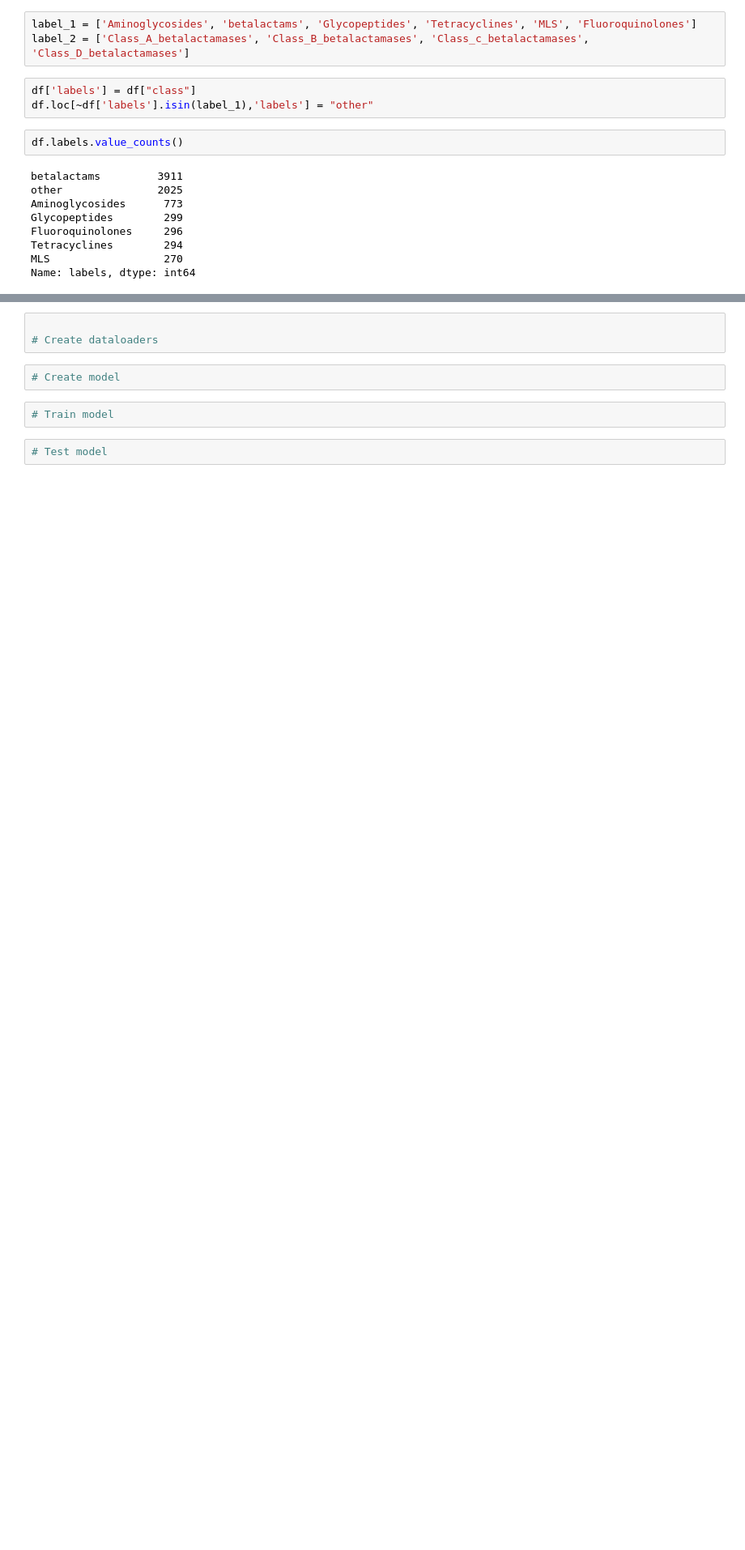
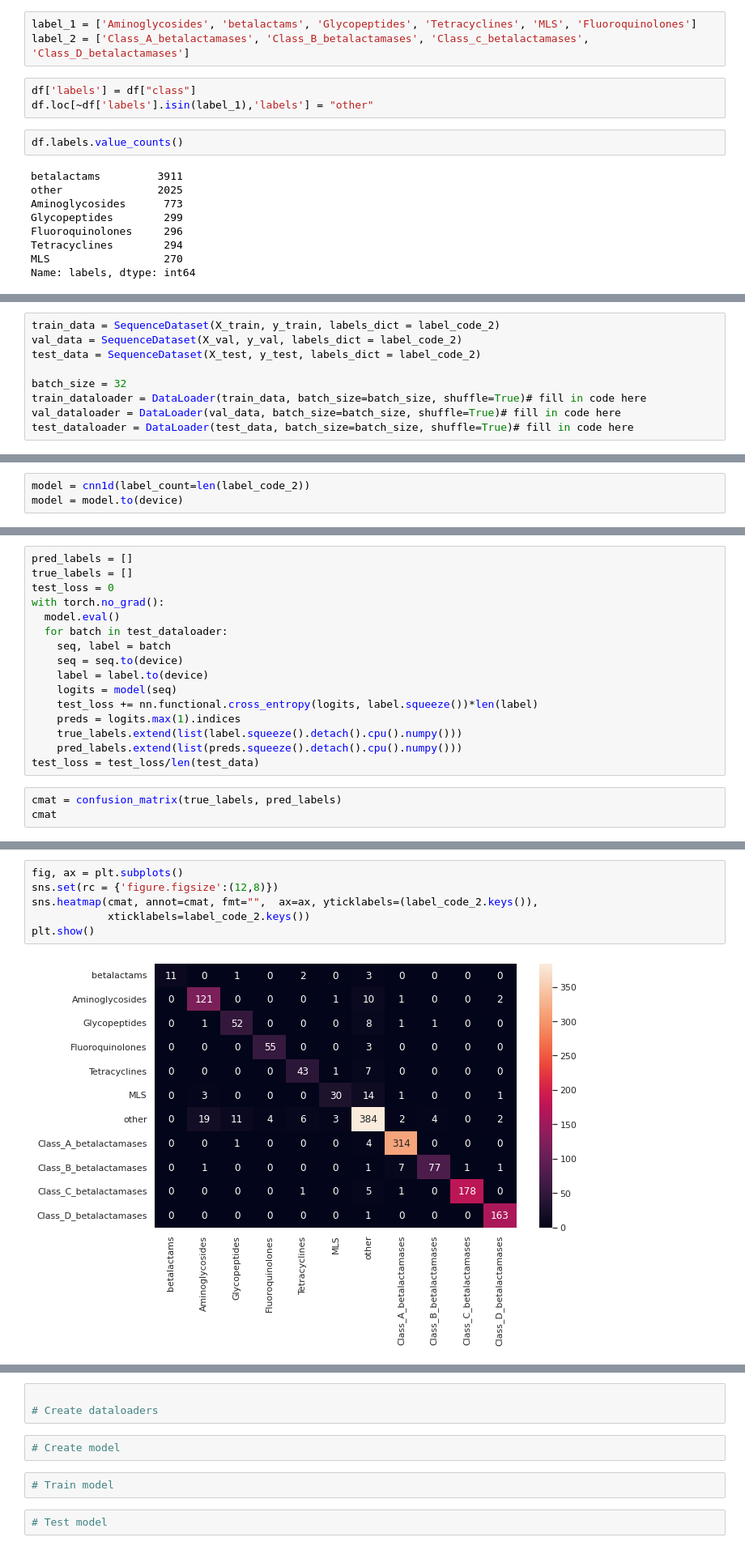
Before and after one commit to bhaweshiitk/20.C51_project, a Jupyter notebook: 20_C51_Graduate_Project.ipynb, the cells around one changed output, grey strips where cells are left out. Shown at 81% size. Saved outputs shown, nothing was run; the diff lists cells and outputs as text; blank space fills up the shorter version.

```diff
--- a/20_C51_Graduate_Project.ipynb
+++ b/20_C51_Graduate_Project.ipynb
@@ -159,0 +463,9 @@ X.shape, y.shape
+# %%
+train_data = SequenceDataset(X_train, y_train, labels_dict = label_code_2)
+val_data = SequenceDataset(X_val, y_val, labels_dict = label_code_2)
+test_data = SequenceDataset(X_test, y_test, labels_dict = label_code_2)
+
+batch_size = 32
+train_dataloader = DataLoader(train_data, batch_size=batch_size, shuffle=True)# fill in code here
+val_dataloader = DataLoader(val_data, batch_size=batch_size, shuffle=True)# fill in code here
+test_dataloader = DataLoader(test_data, batch_size=batch_size, shuffle=True)# fill in code here
@@ -159,0 +476,3 @@ X.shape, y.shape
+# %%
+model = cnn1d(label_count=len(label_code_2))
+model = model.to(device)
@@ -159,0 +531,19 @@ X.shape, y.shape
+# %%
+pred_labels = []
+true_labels = []
+test_loss = 0
+with torch.no_grad():
+  model.eval()
+  for batch in test_dataloader:
+    seq, label = batch
+    seq = seq.to(device)
+    label = label.to(device)
+    logits = model(seq)
+    test_loss += nn.functional.cross_entropy(logits, label.squeeze())*len(label)
+    preds = logits.max(1).indices
+    true_labels.extend(list(label.squeeze().detach().cpu().numpy()))
+    pred_labels.extend(list(preds.squeeze().detach().cpu().numpy()))
+test_loss = test_loss/len(test_data)
+# %%
+cmat = confusion_matrix(true_labels, pred_labels)
+cmat
@@ -159,0 +562,8 @@ X.shape, y.shape
+# %%
+fig, ax = plt.subplots()
+sns.set(rc = {'figure.figsize':(12,8)})
+sns.heatmap(cmat, annot=cmat, fmt="",  ax=ax, yticklabels=(label_code_2.keys()),
+            xticklabels=label_code_2.keys())
+plt.show()
+# %% [output]
+[figure, added]
```
Also changed, not shown: parts of 30 cells of this notebook.
